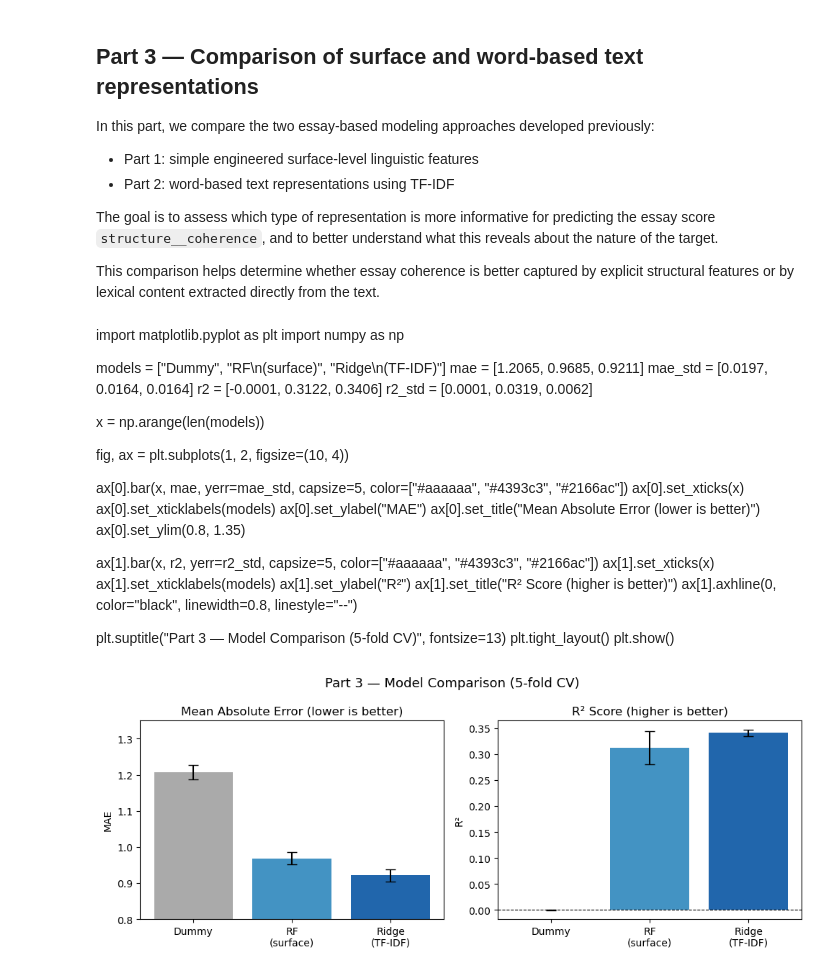
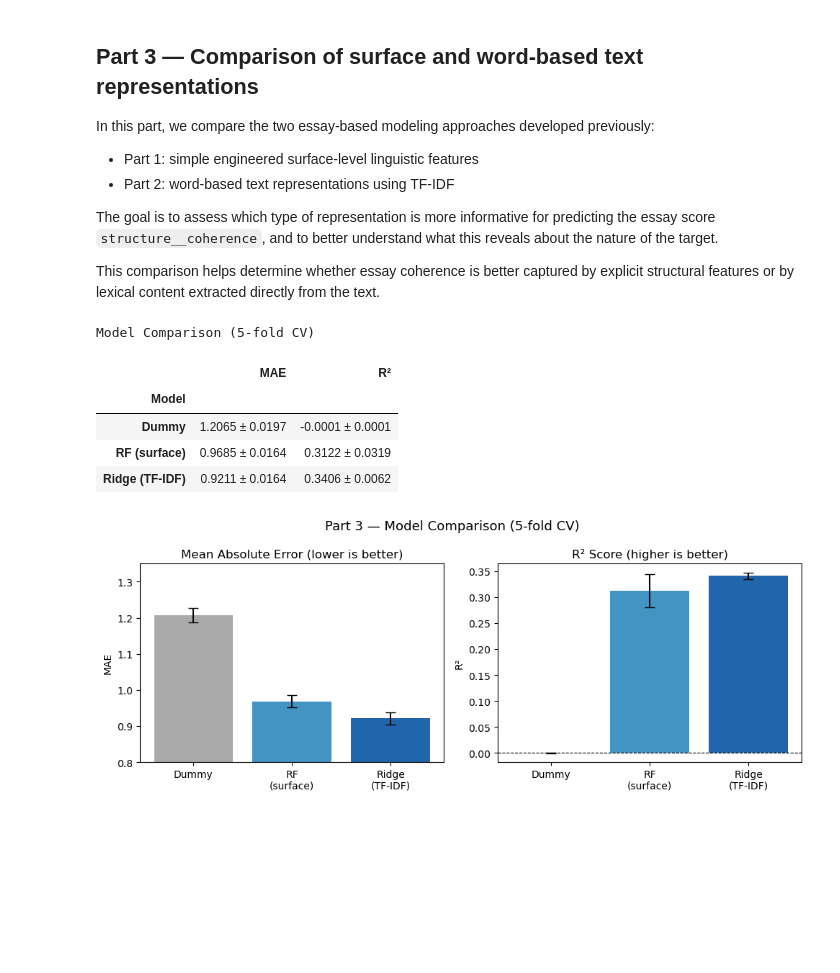
Before and after one commit to Tournedos/MLBD_2026, a Jupyter notebook: Q1/m4_louis.ipynb, the cells around one changed output. Drawn from its saved outputs; the diff is of its cells as text; code cells hidden in the pictures; blank space fills up the shorter version.

```diff
--- a/Q1/m4_louis.ipynb
+++ b/Q1/m4_louis.ipynb
@@ -516,7 +677,7 @@ plt.show()
 Words in red are associated with lower coherence score. Words in green are associated with higher coherence score.
 # %%
 # model evaluation with cross-validation
-cv_scores_part2 = cross_validate(
+cv_scores_p2 = cross_validate(
     ridge_model,
     X,
     y,
@@ -532,13 +693,13 @@ cv_scores_part2 = cross_validate(
 
 print("Part 2 - 5-fold CV")
 print("MAE : {:.4f} +/- {:.4f}".format(
-    -cv_scores_part2["test_mae"].mean(), cv_scores_part2["test_mae"].std()
+    -cv_scores_p2["test_mae"].mean(), cv_scores_p2["test_mae"].std()
 ))
 print("RMSE: {:.4f} +/- {:.4f}".format(
-    -cv_scores_part2["test_rmse"].mean(), cv_scores_part2["test_rmse"].std()
+    -cv_scores_p2["test_rmse"].mean(), cv_scores_p2["test_rmse"].std()
 ))
 print("R2  : {:.4f} +/- {:.4f}".format(
-    cv_scores_part2["test_r2"].mean(), cv_scores_part2["test_r2"].std()
+    cv_scores_p2["test_r2"].mean(), cv_scores_p2["test_r2"].std()
 ))
 # %% [output]
 Part 2 - 5-fold CV
@@ -586,67 +747,64 @@ In this part, we compare the two essay-based modeling approaches developed previ
 The goal is to assess which type of representation is more informative for predicting the essay score `structure__coherence`, and to better understand what this reveals about the nature of the target.
 
 This comparison helps determine whether essay coherence is better captured by explicit structural features or by lexical content extracted directly from the text.
-# %% [markdown]
-import matplotlib.pyplot as plt
-import numpy as np
-
-models = ["Dummy", "RF\n(surface)", "Ridge\n(TF-IDF)"]
-mae = [1.2065, 0.9685, 0.9211]
-mae_std = [0.0197, 0.0164, 0.0164]
-r2 = [-0.0001, 0.3122, 0.3406]
-r2_std = [0.0001, 0.0319, 0.0062]
-
-x = np.arange(len(models))
-
-fig, ax = plt.subplots(1, 2, figsize=(10, 4))
-
-ax[0].bar(x, mae, yerr=mae_std, capsize=5, color=["#aaaaaa", "#4393c3", "#2166ac"])
-ax[0].set_xticks(x)
-ax[0].set_xticklabels(models)
-ax[0].set_ylabel("MAE")
-ax[0].set_title("Mean Absolute Error (lower is better)")
-ax[0].set_ylim(0.8, 1.35)
-
-ax[1].bar(x, r2, yerr=r2_std, capsize=5, color=["#aaaaaa", "#4393c3", "#2166ac"])
-ax[1].set_xticks(x)
-ax[1].set_xticklabels(models)
-ax[1].set_ylabel("R²")
-ax[1].set_title("R² Score (higher is better)")
-ax[1].axhline(0, color="black", linewidth=0.8, linestyle="--")
-
-plt.suptitle("Part 3 — Model Comparison (5-fold CV)", fontsize=13)
-plt.tight_layout()
-plt.show()
 # %%
-import matplotlib.pyplot as plt
-import numpy as np
+#Part 3
 
 models = ["Dummy", "RF\n(surface)", "Ridge\n(TF-IDF)"]
-mae = [1.2065, 0.9685, 0.9211]
-mae_std = [0.0197, 0.0164, 0.0164]
-r2 = [-0.0001, 0.3122, 0.3406]
-r2_std = [0.0001, 0.0319, 0.0062]
+
+mae = [-cv_scores_dummy["test_mae"].mean(),
+       -cv_scores_rf_p1["test_mae"].mean(),
+       -cv_scores_p2["test_mae"].mean()]
+
+mae_std = [cv_scores_dummy["test_mae"].std(),
+           cv_scores_rf_p1["test_mae"].std(),
+           cv_scores_p2["test_mae"].std()]
+
+r2 = [cv_scores_dummy["test_r2"].mean(),
+      cv_scores_rf_p1["test_r2"].mean(),
+      cv_scores_p2["test_r2"].mean()]
+
+r2_std = [cv_scores_dummy["test_r2"].std(),
+          cv_scores_rf_p1["test_r2"].std(),
+          cv_scores_p2["test_r2"].std()]
+
+df_results = pd.DataFrame({
+    "Model": models,
+    "MAE": [f"{m:.4f} ± {s:.4f}" for m, s in zip(mae, mae_std)],
+    "R²":  [f"{r:.4f} ± {s:.4f}" for r, s in zip(r2,  r2_std)],
+}).set_index("Model")
+display(df_results.style
+    .set_caption("Model Comparison (5-fold CV)")
+    .highlight_min(subset=["MAE"], color="#d4edda")
+    .highlight_max(subset=["R²"],  color="#d4edda")
+)
 
 x = np.arange(len(models))
 
 fig, ax = plt.subplots(1, 2, figsize=(10, 4))
 
 ax[0].bar(x, mae, yerr=mae_std, capsize=5, color=["#aaaaaa", "#4393c3", "#2166ac"])
 ax[0].set_xticks(x)
 ax[0].set_xticklabels(models)
 ax[0].set_ylabel("MAE")
 ax[0].set_title("Mean Absolute Error (lower is better)")
 ax[0].set_ylim(0.8, 1.35)
 
 ax[1].bar(x, r2, yerr=r2_std, capsize=5, color=["#aaaaaa", "#4393c3", "#2166ac"])
 ax[1].set_xticks(x)
 ax[1].set_xticklabels(models)
 ax[1].set_ylabel("R²")
 ax[1].set_title("R² Score (higher is better)")
 ax[1].axhline(0, color="black", linewidth=0.8, linestyle="--")
 
 plt.suptitle("Part 3 — Model Comparison (5-fold CV)", fontsize=13)
 plt.tight_layout()
 plt.show()
 # %% [output]
+Model Comparison (5-fold CV)
+|  | MAE | R² |
+| Model |  |  |
+| Dummy | 1.2065 ± 0.0197 | -0.0001 ± 0.0001 |
+| RF (surface) | 0.9685 ± 0.0164 | 0.3122 ± 0.0319 |
+| Ridge (TF-IDF) | 0.9211 ± 0.0164 | 0.3406 ± 0.0062 |
 [figure]
```
Also changed, not shown: parts of 13 cells of this notebook.
